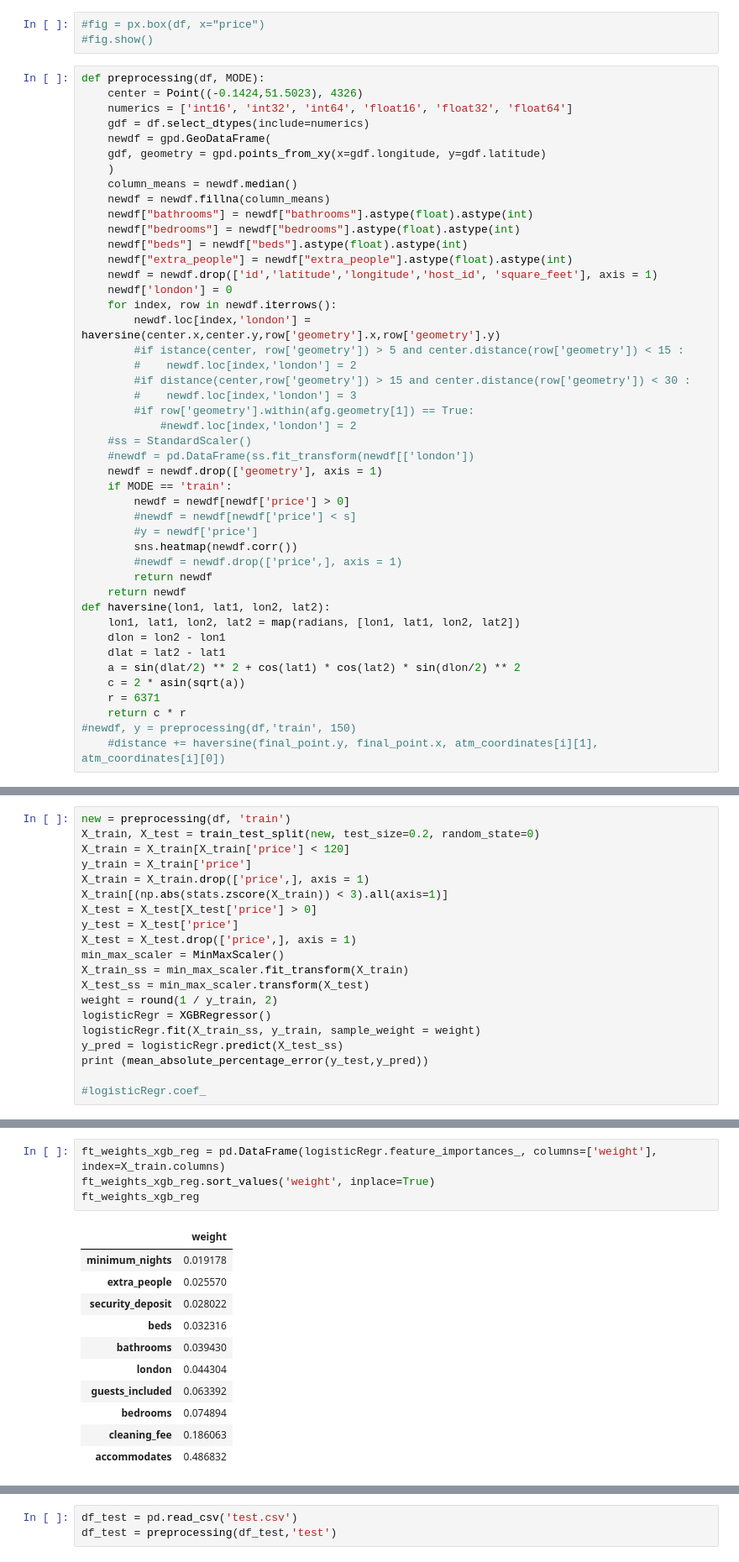
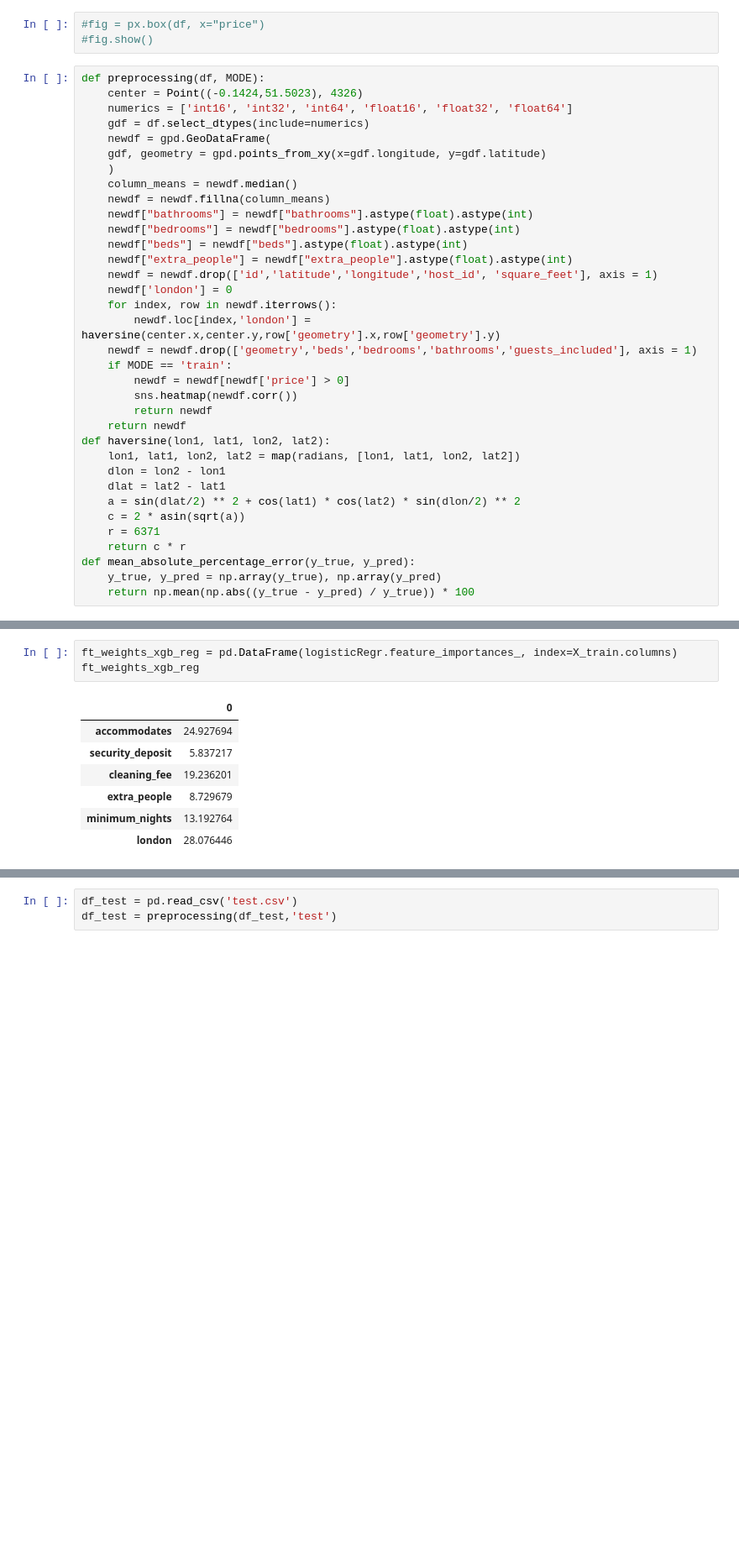
Before and after one commit to Chydfile/ML-HW-4, a Jupyter notebook: HW-04.ipynb, the cells around one changed output, grey strips where cells are left out. Shown: that part at 84% size. Drawn from its saved outputs; the diff is of its cells as text; blank space fills up the shorter version.

```diff
--- a/HW-04.ipynb
+++ b/HW-04.ipynb
@@ -138,21 +126,10 @@ def preprocessing(df, MODE):
     newdf['london'] = 0
     for index, row in newdf.iterrows():
         newdf.loc[index,'london'] = haversine(center.x,center.y,row['geometry'].x,row['geometry'].y)
-        #if istance(center, row['geometry']) > 5 and center.distance(row['geometry']) < 15 :
-        #    newdf.loc[index,'london'] = 2
-        #if distance(center,row['geometry']) > 15 and center.distance(row['geometry']) < 30 :
-        #    newdf.loc[index,'london'] = 3
-        #if row['geometry'].within(afg.geometry[1]) == True:
-            #newdf.loc[index,'london'] = 2
-    #ss = StandardScaler()
-    #newdf = pd.DataFrame(ss.fit_transform(newdf[['london'])
-    newdf = newdf.drop(['geometry'], axis = 1)
+    newdf = newdf.drop(['geometry','beds','bedrooms','bathrooms','guests_included'], axis = 1)
     if MODE == 'train':
         newdf = newdf[newdf['price'] > 0]
-        #newdf = newdf[newdf['price'] < s]
-        #y = newdf['price']
         sns.heatmap(newdf.corr())
-        #newdf = newdf.drop(['price',], axis = 1)
         return newdf
     return newdf
 def haversine(lon1, lat1, lon2, lat2):
@@ -163,5 +140,6 @@ def haversine(lon1, lat1, lon2, lat2):
     c = 2 * asin(sqrt(a))
     r = 6371
     return c * r
-#newdf, y = preprocessing(df,'train', 150)
-    #distance += haversine(final_point.y, final_point.x, atm_coordinates[i][1], atm_coordinates[i][0])
+def mean_absolute_percentage_error(y_true, y_pred):
+    y_true, y_pred = np.array(y_true), np.array(y_pred)
+    return np.mean(np.abs((y_true - y_pred) / y_true)) * 100
@@ -242,20 +166,0 @@ print (mean_absolute_percentage_error)
-# %%
-new = preprocessing(df, 'train')
-X_train, X_test = train_test_split(new, test_size=0.2, random_state=0)
-X_train = X_train[X_train['price'] < 120]
-y_train = X_train['price']
-X_train = X_train.drop(['price',], axis = 1)
-X_train[(np.abs(stats.zscore(X_train)) < 3).all(axis=1)]
-X_test = X_test[X_test['price'] > 0]
-y_test = X_test['price']
-X_test = X_test.drop(['price',], axis = 1)
-min_max_scaler = MinMaxScaler()
-X_train_ss = min_max_scaler.fit_transform(X_train)
-X_test_ss = min_max_scaler.transform(X_test)
-weight = round(1 / y_train, 2)
-logisticRegr = XGBRegressor()
-logisticRegr.fit(X_train_ss, y_train, sample_weight = weight)
-y_pred = logisticRegr.predict(X_test_ss)
-print (mean_absolute_percentage_error(y_test,y_pred))
-
-#logisticRegr.coef_
@@ -271,16 +167,11 @@ array([151.8144025 , -51.61887303, -11.4263377 , -62.62886727,
 # %%
-ft_weights_xgb_reg = pd.DataFrame(logisticRegr.feature_importances_, columns=['weight'], index=X_train.columns)
-ft_weights_xgb_reg.sort_values('weight', inplace=True)
+ft_weights_xgb_reg = pd.DataFrame(logisticRegr.feature_importances_, index=X_train.columns)
 ft_weights_xgb_reg
 # %% [output]
-|  | weight |
-| minimum_nights | 0.019178 |
-| extra_people | 0.025570 |
-| security_deposit | 0.028022 |
-| beds | 0.032316 |
-| bathrooms | 0.039430 |
-| london | 0.044304 |
-| guests_included | 0.063392 |
-| bedrooms | 0.074894 |
-| cleaning_fee | 0.186063 |
-| accommodates | 0.486832 |
+|  | 0 |
+| accommodates | 24.927694 |
+| security_deposit | 5.837217 |
+| cleaning_fee | 19.236201 |
+| extra_people | 8.729679 |
+| minimum_nights | 13.192764 |
+| london | 28.076446 |
```
Also changed, not shown: parts of 18 cells of this notebook.
